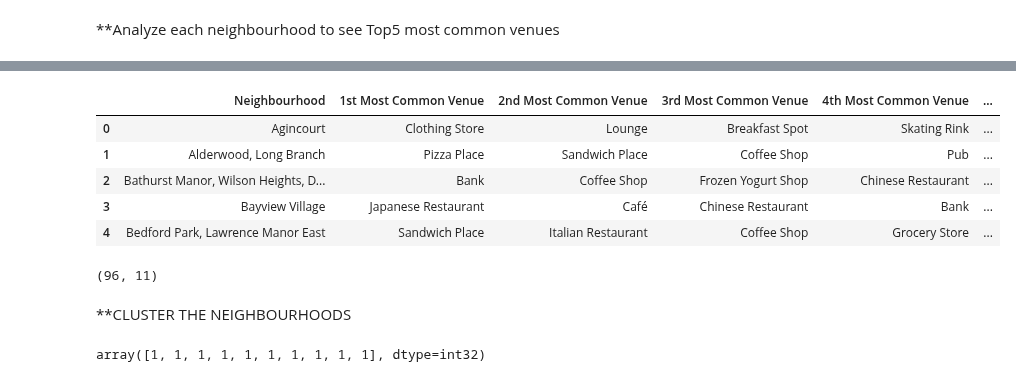
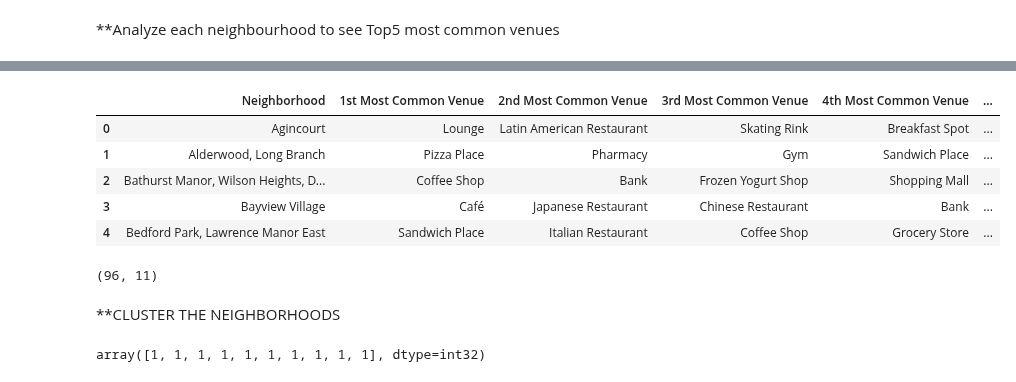
Before and after one commit to guschreu75/Coursera_Capstone, a Jupyter notebook: Clustering neighborhoods in Toronto.ipynb, the cells around one changed output, grey strips where cells are left out. Cells and saved outputs as stored; diff of their text form; code cells hidden in the pictures.

```diff
--- a/Clustering neighborhoods in Toronto.ipynb
+++ b/Clustering neighborhoods in Toronto.ipynb
@@ -202,9 +214,9 @@ def getNearbyVenues(names, latitudes, longitudes, radius=500):
             v['venue']['categories'][0]['name']) for v in results])
 
     nearby_venues = pd.DataFrame([item for venue_list in venues_list for item in venue_list])
-    nearby_venues.columns = ['Neighbourhood',
-                  'Neighbourhood Latitude',
-                  'Neighbourhood Longitude',
+    nearby_venues.columns = ['Neighborhood',
+                  'Neighborhood Latitude',
+                  'Neighborhood Longitude',
                   'Venue',
                   'Venue Latitude',
                   'Venue Longitude',
@@ -212,7 +224,7 @@ def getNearbyVenues(names, latitudes, longitudes, radius=500):
 
     return(nearby_venues)
 # %%
-TNH_venues = getNearbyVenues(names=TNH['Neighbourhood'],
+TNH_venues = getNearbyVenues(names=TNH['Neighborhood'],
                                    latitudes=TNH['Latitude'],
                                    longitudes=TNH['Longitude']
                                 )
@@ -274,9 +286,9 @@ There are 274 uniques categories.
 TNH_onehot = pd.get_dummies(TNH_venues[['Venue Category']], prefix="", prefix_sep="")
 
 # add neighborhood column back to dataframe
-TNH_onehot['Neighbourhood'] = TNH_venues['Neighbourhood']
+TNH_onehot['Neighborhood'] = TNH_venues['Neighborhood']
 
-# move neighbourhood column to the first column
+# move neighborhood column to the first column
 fixed_columns = [TNH_onehot.columns[-1]] + list(TNH_onehot.columns[:-1])
 TNH_onehot = TNH_onehot[fixed_columns]
 
@@ -296,5 +308,5 @@ TNH_onehot.shape
 # %%
 #Group rows by neighbourhood and by taking the mean of the frequency of occurrence of each category
-TNH_grouped = TNH_onehot.groupby('Neighbourhood').mean().reset_index()
+TNH_grouped = TNH_onehot.groupby('Neighborhood').mean().reset_index()
 TNH_grouped.head()
 # %% [output]
@@ -333,29 +345,29 @@ def return_most_common_venues(row, num_top_venues):
 # %%
 num_top_venues = 10
 
 indicators = ['st', 'nd', 'rd']
 
 # create columns according to number of top venues
-columns = ['Neighbourhood']
+columns = ['Neighborhood']
 for ind in np.arange(num_top_venues):
     try:
         columns.append('{}{} Most Common Venue'.format(ind+1, indicators[ind]))
     except:
         columns.append('{}th Most Common Venue'.format(ind+1))
 
 # create a new dataframe
-neighbourhoods_venues_sorted = pd.DataFrame(columns=columns)
-neighbourhoods_venues_sorted['Neighbourhood'] = TNH_grouped['Neighbourhood']
+neighborhoods_venues_sorted = pd.DataFrame(columns=columns)
+neighborhoods_venues_sorted['Neighborhood'] = TNH_grouped['Neighborhood']
 
 for ind in np.arange(TNH_grouped.shape[0]):
-    neighbourhoods_venues_sorted.iloc[ind, 1:] = return_most_common_venues(TNH_grouped.iloc[ind, :], num_top_venues)
+    neighborhoods_venues_sorted.iloc[ind, 1:] = return_most_common_venues(TNH_grouped.iloc[ind, :], num_top_venues)
 
-neighbourhoods_venues_sorted.head()
+neighborhoods_venues_sorted.head()
 # %% [output]
-|  | Neighbourhood | 1st Most Common Venue | 2nd Most Common Venue | 3rd Most Common Venue | 4th Most Common Venue | ... |
-| 0 | Agincourt | Clothing Store | Lounge | Breakfast Spot | Skating Rink | ... |
-| 1 | Alderwood, Long Branch | Pizza Place | Sandwich Place | Coffee Shop | Pub | ... |
-| 2 | Bathurst Manor, Wilson Heights, D... | Bank | Coffee Shop | Frozen Yogurt Shop | Chinese Restaurant | ... |
-| 3 | Bayview Village | Japanese Restaurant | Café | Chinese Restaurant | Bank | ... |
+|  | Neighborhood | 1st Most Common Venue | 2nd Most Common Venue | 3rd Most Common Venue | 4th Most Common Venue | ... |
+| 0 | Agincourt | Lounge | Latin American Restaurant | Skating Rink | Breakfast Spot | ... |
+| 1 | Alderwood, Long Branch | Pizza Place | Pharmacy | Gym | Sandwich Place | ... |
+| 2 | Bathurst Manor, Wilson Heights, D... | Coffee Shop | Bank | Frozen Yogurt Shop | Shopping Mall | ... |
+| 3 | Bayview Village | Café | Japanese Restaurant | Chinese Restaurant | Bank | ... |
 | 4 | Bedford Park, Lawrence Manor East | Sandwich Place | Italian Restaurant | Coffee Shop | Grocery Store | ... |
 # %%
@@ -363,7 +375,7 @@ neighbourhoods_venues_sorted.shape
 # %% [output]
 (96, 11)
 # %% [markdown]
-**CLUSTER THE NEIGHBOURHOODS
+**CLUSTER THE NEIGHBORHOODS
 # %%
 # set number of clusters
 kclusters = 5
```
Also changed, not shown: parts of 25 cells of this notebook.
